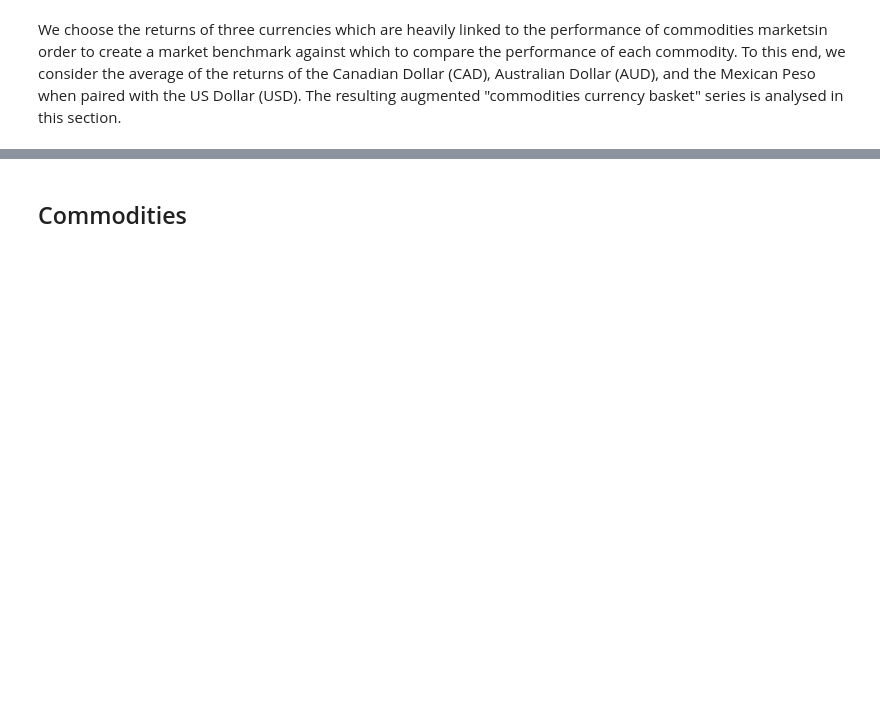
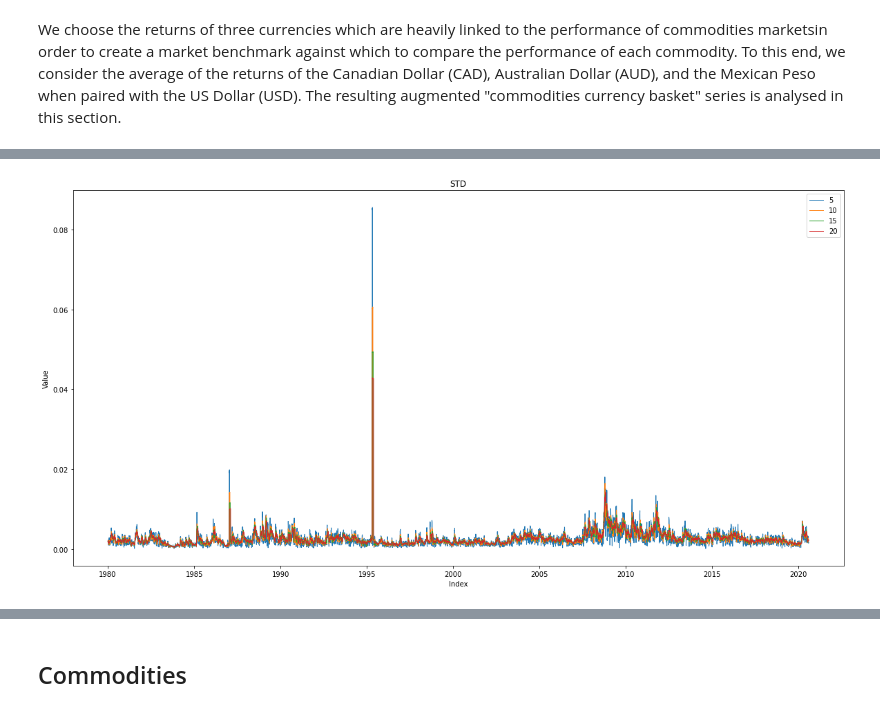
Before and after one commit to andrewmelville/M4R-Project, a Jupyter notebook: Exploratory Analysis of Real Futures Data.ipynb, the cells around one changed output, grey strips where cells are left out. Cells and saved outputs as stored; diff of their text form; code cells hidden in the pictures; blank space fills up the shorter version.

```diff
--- a/Exploratory Analysis of Real Futures Data.ipynb
+++ b/Exploratory Analysis of Real Futures Data.ipynb
@@ -39,0 +64,7 @@ TypeError: series_plot() missing 1 required positional argument: 'linewidths'
+# %%
+std_plot = pd.DataFrame([], index=currency_close_df.index)
+for window_size in [5,10,15,20]:
+    std_plot[window_size] = currency_close_df['Avg'].diff().rolling(window_size,min_periods=1).std()
+series_plot(std_plot,'STD',legend=True)
+# %% [output]
+[figure, added]
```
Also changed, not shown: parts of 18 cells of this notebook, 1 other file.
